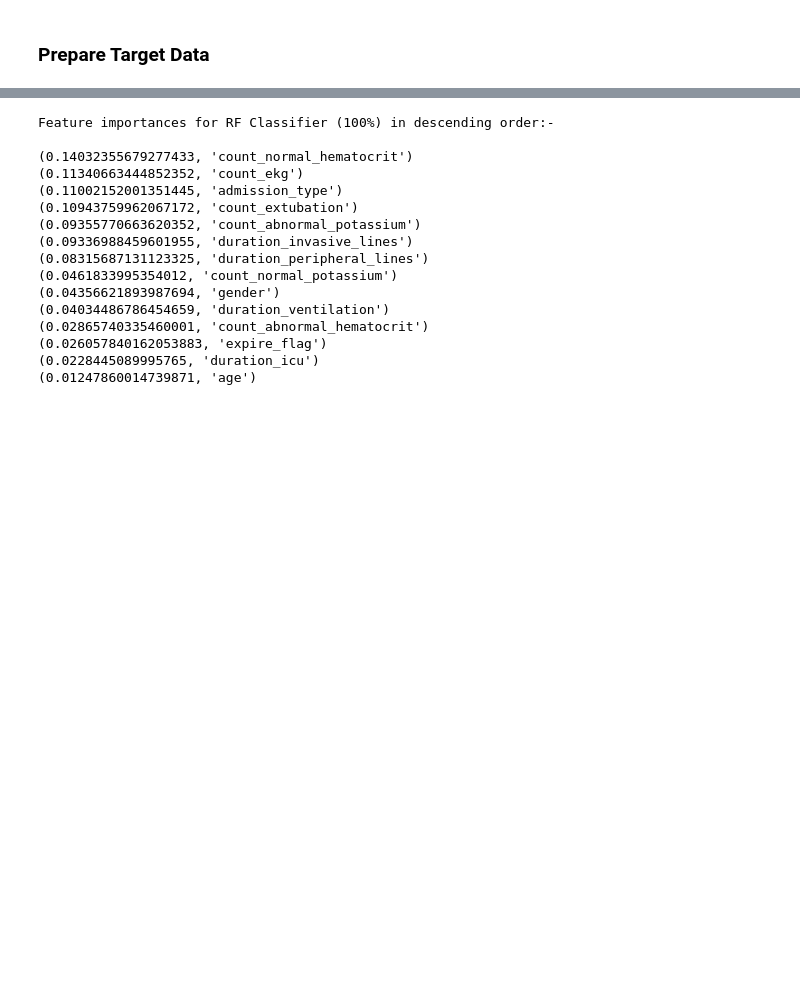
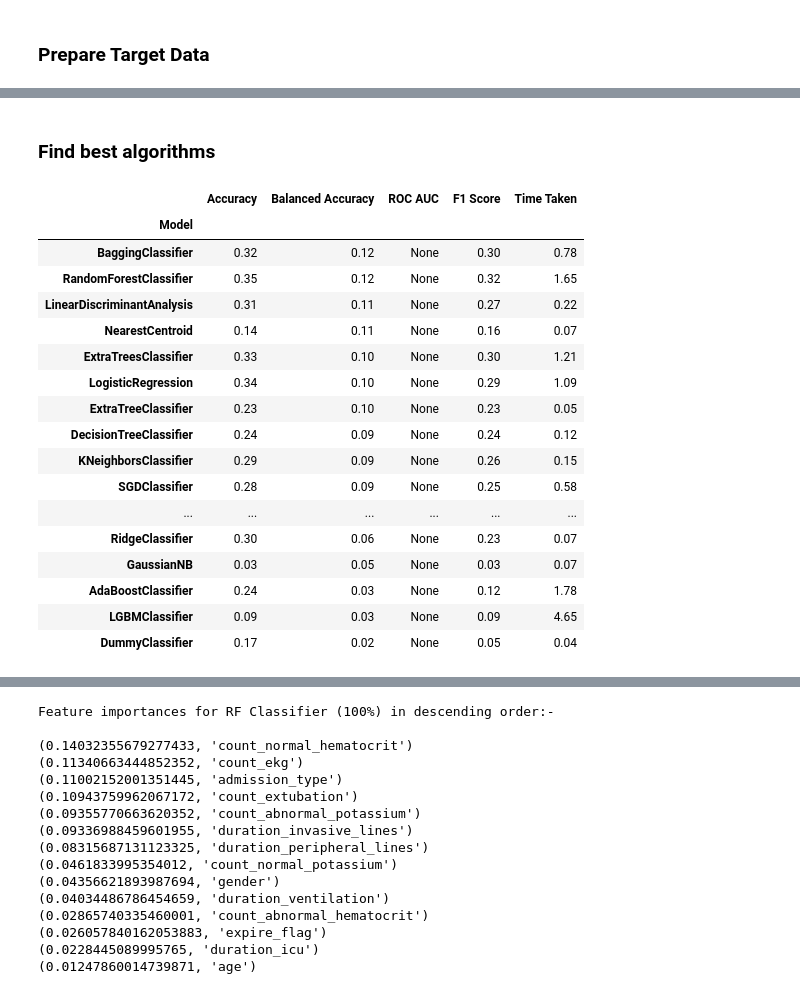
Before and after one commit to deepw02/comp3931-sc20dpw, a Jupyter notebook: pm_ml.ipynb, the cells around one changed output, grey strips where cells are left out. Drawn from its saved outputs; the diff is of its cells as text; code cells hidden in the pictures; blank space fills up the shorter version.

```diff
--- a/pm_ml.ipynb
+++ b/pm_ml.ipynb
@@ -775,0 +763,26 @@ def linear_train_test(train_features, train_targets, test_features, test_targets
+# %% [markdown]
+### Find best algorithms
+# %%
+# Finding classification algorithm
+lazy_classifier = LazyClassifier()
+classifier_models, _ = lazy_classifier.fit(train_features_100, test_features_100, train_targets, test_targets)
+display(classifier_models)
+# %% [output]
+|  | Accuracy | Balanced Accuracy | ROC AUC | F1 Score | Time Taken |
+| Model |  |  |  |  |  |
+| BaggingClassifier | 0.32 | 0.12 | None | 0.30 | 0.78 |
+| RandomForestClassifier | 0.35 | 0.12 | None | 0.32 | 1.65 |
+| LinearDiscriminantAnalysis | 0.31 | 0.11 | None | 0.27 | 0.22 |
+| NearestCentroid | 0.14 | 0.11 | None | 0.16 | 0.07 |
+| ExtraTreesClassifier | 0.33 | 0.10 | None | 0.30 | 1.21 |
+| LogisticRegression | 0.34 | 0.10 | None | 0.29 | 1.09 |
+| ExtraTreeClassifier | 0.23 | 0.10 | None | 0.23 | 0.05 |
+| DecisionTreeClassifier | 0.24 | 0.09 | None | 0.24 | 0.12 |
+| KNeighborsClassifier | 0.29 | 0.09 | None | 0.26 | 0.15 |
+| SGDClassifier | 0.28 | 0.09 | None | 0.25 | 0.58 |
+| ... | ... | ... | ... | ... | ... |
+| RidgeClassifier | 0.30 | 0.06 | None | 0.23 | 0.07 |
+| GaussianNB | 0.03 | 0.05 | None | 0.03 | 0.07 |
+| AdaBoostClassifier | 0.24 | 0.03 | None | 0.12 | 1.78 |
+| LGBMClassifier | 0.09 | 0.03 | None | 0.09 | 4.65 |
+| DummyClassifier | 0.17 | 0.02 | None | 0.05 | 0.04 |
```
Also changed, not shown: parts of 22 cells of this notebook.
